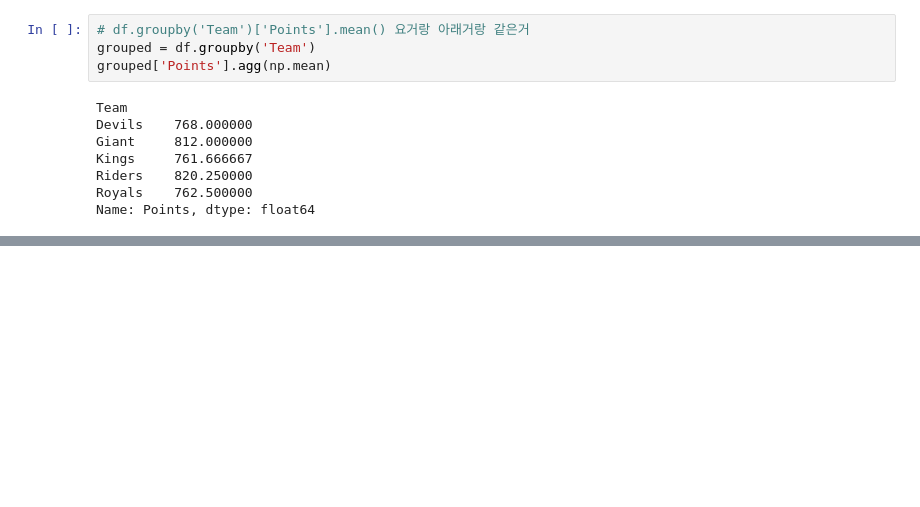
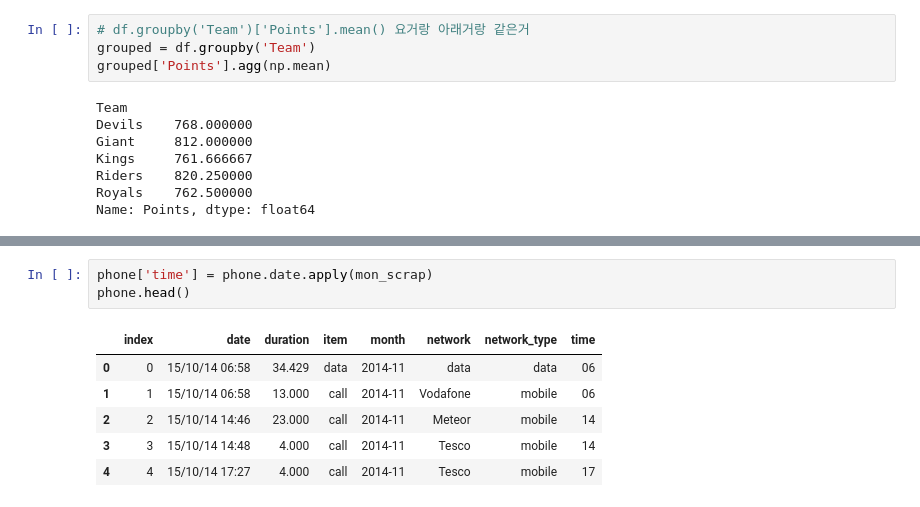
Before and after one commit to jaepilyang/numpy, a Jupyter notebook: 20201020_02_pandas_1.ipynb, the cells around one changed output, grey strips where cells are left out. Saved outputs shown, nothing was run; the diff lists cells and outputs as text; blank space fills up the shorter version.

```diff
--- a/20201020_02_pandas_1.ipynb
+++ b/20201020_02_pandas_1.ipynb
@@ -794,0 +877,10 @@ Name: Points, dtype: float64
+# %%
+phone['time'] = phone.date.apply(mon_scrap)
+phone.head()
+# %% [output]
+|  | index | date | duration | item | month | network | network_type | time |
+| 0 | 0 | 15/10/14 06:58 | 34.429 | data | 2014-11 | data | data | 06 |
+| 1 | 1 | 15/10/14 06:58 | 13.000 | call | 2014-11 | Vodafone | mobile | 06 |
+| 2 | 2 | 15/10/14 14:46 | 23.000 | call | 2014-11 | Meteor | mobile | 14 |
+| 3 | 3 | 15/10/14 14:48 | 4.000 | call | 2014-11 | Tesco | mobile | 14 |
+| 4 | 4 | 15/10/14 17:27 | 4.000 | call | 2014-11 | Tesco | mobile | 17 |
```
Also changed, not shown: parts of 46 cells of this notebook, 2 other files.
